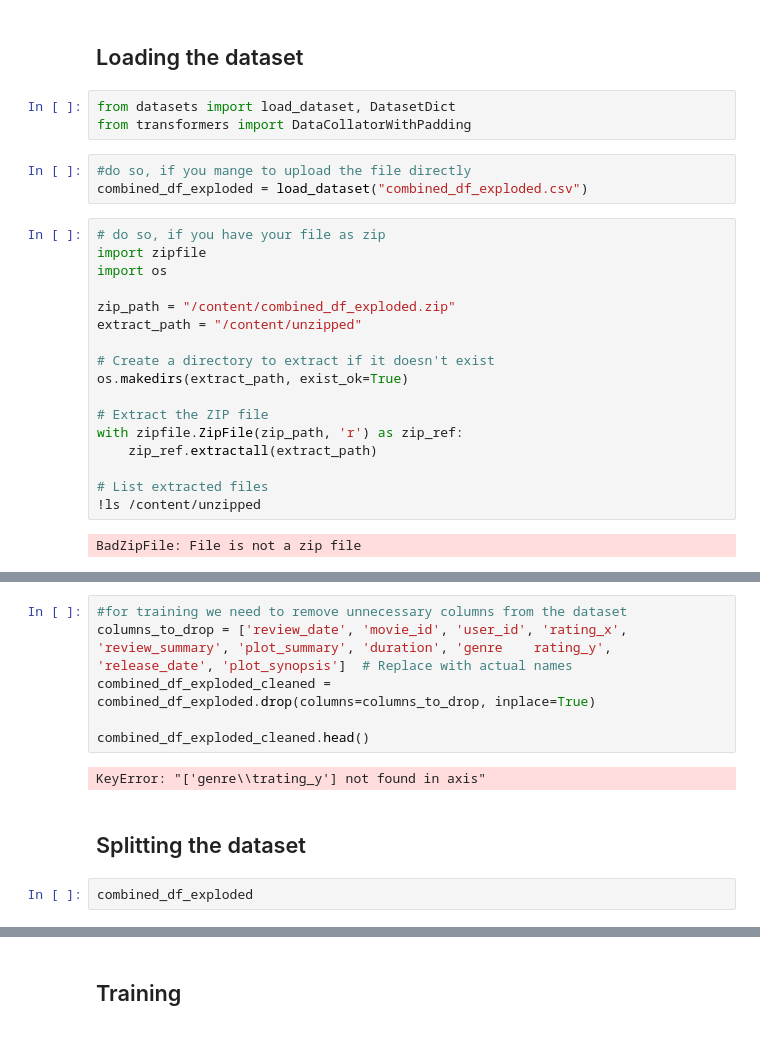
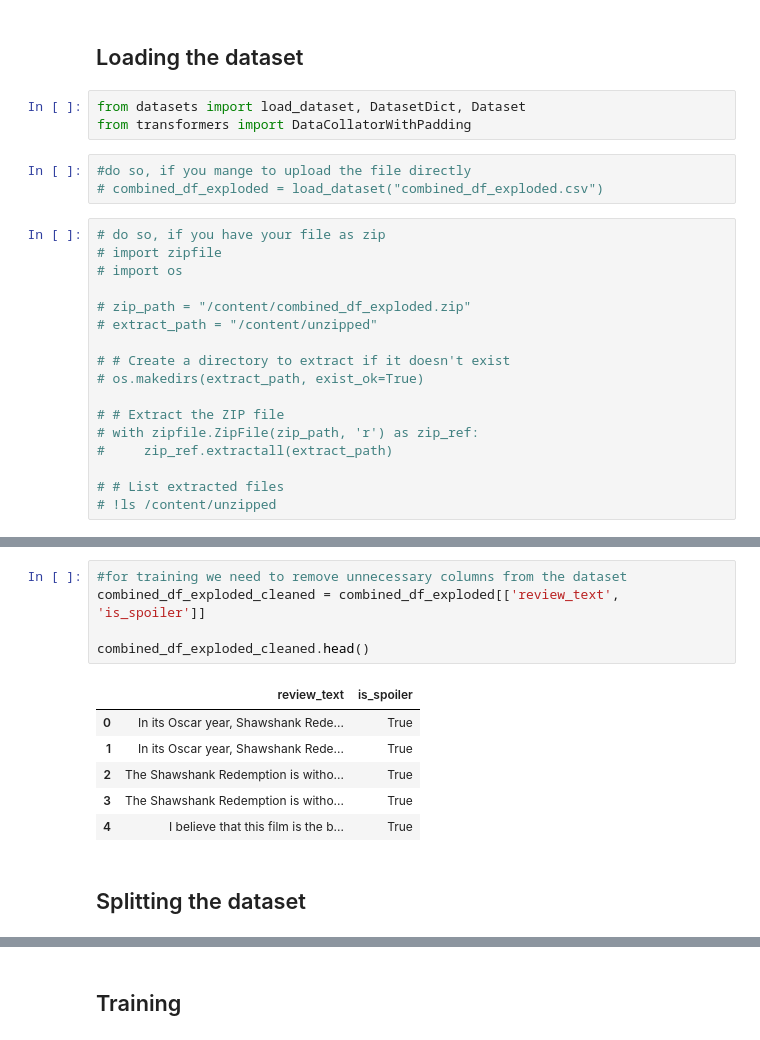
Before and after one commit to Saputoa21/Applied_ML_Spoiler_Detection_Group_Project_2025, a Jupyter notebook: Transformers.ipynb, the cells around one changed output, grey strips where cells are left out. Saved outputs shown, nothing was run; the diff lists cells and outputs as text.

```diff
--- a/Transformers.ipynb
+++ b/Transformers.ipynb
@@ -142,30 +142,28 @@ is also known as the phi coefficient. [source: Wikipedia]
 # %% [markdown]
 ## Loading the dataset
 # %%
-from datasets import load_dataset, DatasetDict
+from datasets import load_dataset, DatasetDict, Dataset
 from transformers import DataCollatorWithPadding
 # %%
 #do so, if you mange to upload the file directly
-combined_df_exploded = load_dataset("combined_df_exploded.csv")
+# combined_df_exploded = load_dataset("combined_df_exploded.csv")
 # %%
 # do so, if you have your file as zip
-import zipfile
-import os
+# import zipfile
+# import os
 
-zip_path = "/content/combined_df_exploded.zip"
-extract_path = "/content/unzipped"
+# zip_path = "/content/combined_df_exploded.zip"
+# extract_path = "/content/unzipped"
 
-# Create a directory to extract if it doesn't exist
-os.makedirs(extract_path, exist_ok=True)
+# # Create a directory to extract if it doesn't exist
+# os.makedirs(extract_path, exist_ok=True)
 
-# Extract the ZIP file
-with zipfile.ZipFile(zip_path, 'r') as zip_ref:
-    zip_ref.extractall(extract_path)
+# # Extract the ZIP file
+# with zipfile.ZipFile(zip_path, 'r') as zip_ref:
+#     zip_ref.extractall(extract_path)
 
-# List extracted files
-!ls /content/unzipped
+# # List extracted files
+# !ls /content/unzipped
-# %% [output]
-BadZipFile: File is not a zip file
 # %%
 #do so if you have your file in google drive
 import pandas as pd
@@ -184,14 +182,16 @@ combined_df_exploded.head()
 | 4 | 3 August 2001 | tt0111161 | ur1285640 | True | I believe that this film is the b... | 8 | The best story ever told on film | Chronicles the experiences of a f... | ... |
 # %%
 #for training we need to remove unnecessary columns from the dataset
-columns_to_drop = ['review_date', 'movie_id', 'user_id', 'rating_x', 'review_summary', 'plot_summary', 'duration', 'genre	rating_y', 'release_date', 'plot_synopsis']  # Replace with actual names
-combined_df_exploded_cleaned = combined_df_exploded.drop(columns=columns_to_drop, inplace=True)
+combined_df_exploded_cleaned = combined_df_exploded[['review_text', 'is_spoiler']]
 
 combined_df_exploded_cleaned.head()
 # %% [output]
-KeyError: "['genre\\trating_y'] not found in axis"
+|  | review_text | is_spoiler |
+| 0 | In its Oscar year, Shawshank Rede... | True |
+| 1 | In its Oscar year, Shawshank Rede... | True |
+| 2 | The Shawshank Redemption is witho... | True |
+| 3 | The Shawshank Redemption is witho... | True |
+| 4 | I believe that this film is the b... | True |
 # %% [markdown]
 ## Splitting the dataset
-# %%
-combined_df_exploded
 # %%
```
Also changed, not shown: parts of 1 cell of this notebook.
